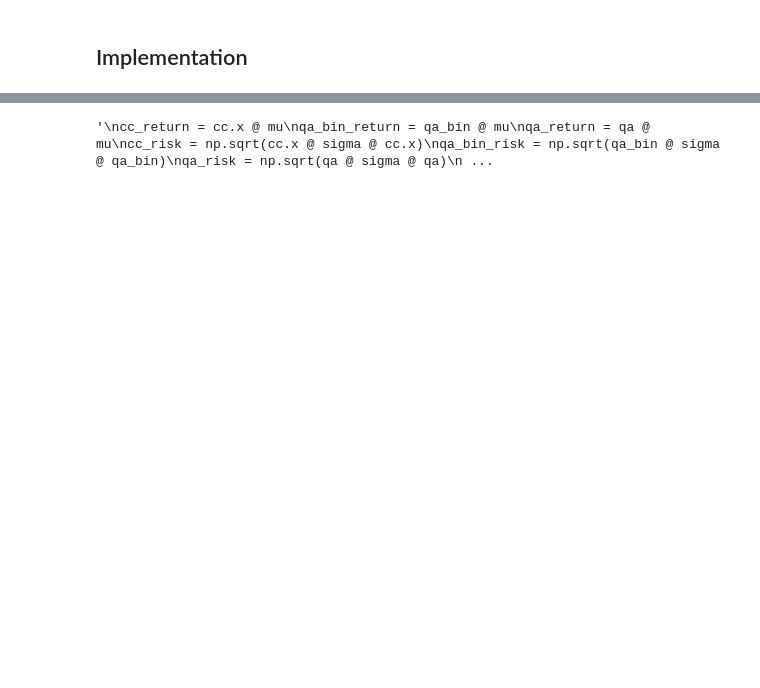
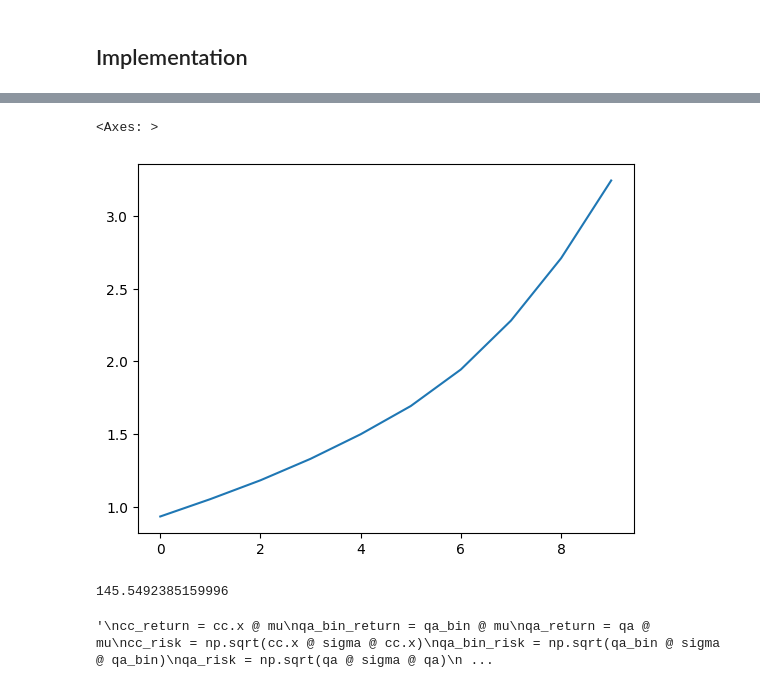
Before and after one commit to floatn/QML-for-finance, a Jupyter notebook: qml_qaoa.ipynb, the cells around one changed output, grey strips where cells are left out. Drawn from its saved outputs; the diff is of its cells as text; code cells hidden in the pictures; blank space fills up the shorter version.

```diff
--- a/qml_qaoa.ipynb
+++ b/qml_qaoa.ipynb
@@ -450,3 +466,17 @@ n_layers = [1, 2, 3,]
 n_iter = [100, 200, 300,]
 n_levels = [1, 2]
 n_shots = [1024, 2048, 3072, 4096]
+# %%
+import timeit
+
+
+t_list = []
+
+for i in range(10, 20):
+    mu_i = mu[:i]
+    sigma_i = sigma[:i, :i]
+    tt = timeit.timeit(stmt='po_eigs(mu_i, sigma_i, 4, 0.5)', setup='from __main__ import po_eigs, mu_i, sigma_i', number=100)
+    #timeit.repeat
+    t_list.append(tt)
+
+t_list
@@ -452,0 +494,5 @@ n_shots = [1024, 2048, 3072, 4096]
+# %%
+sns.lineplot(np.log(t_list))
+# %% [output]
+<Axes: >
+[figure, added]
@@ -456,3 +504,7 @@ n_shots = [1024, 2048, 3072, 4096]
+# %%
+timeit.timeit(stmt='po_qaoa(mu, sigma, 0.5, 4, pv, 2, 100)', setup='from __main__ import po_qaoa, mu, sigma, pv', number=1)
+# %% [output]
+145.5492385159996
 # %%
 #cc.x, qa, qa_samples
 # %%
```
Also changed, not shown: parts of 12 cells of this notebook, 1 other file.
